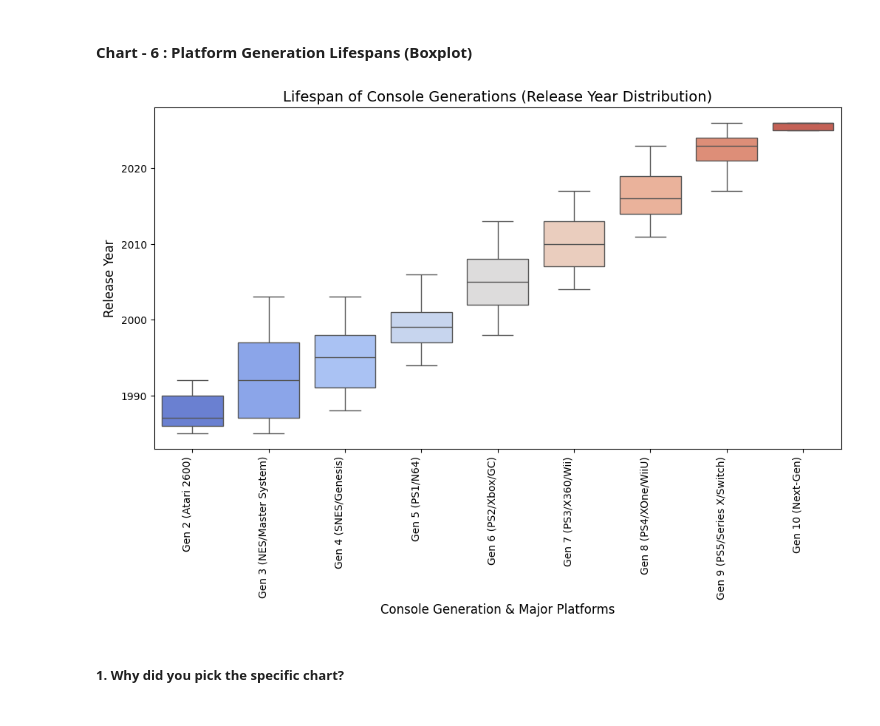
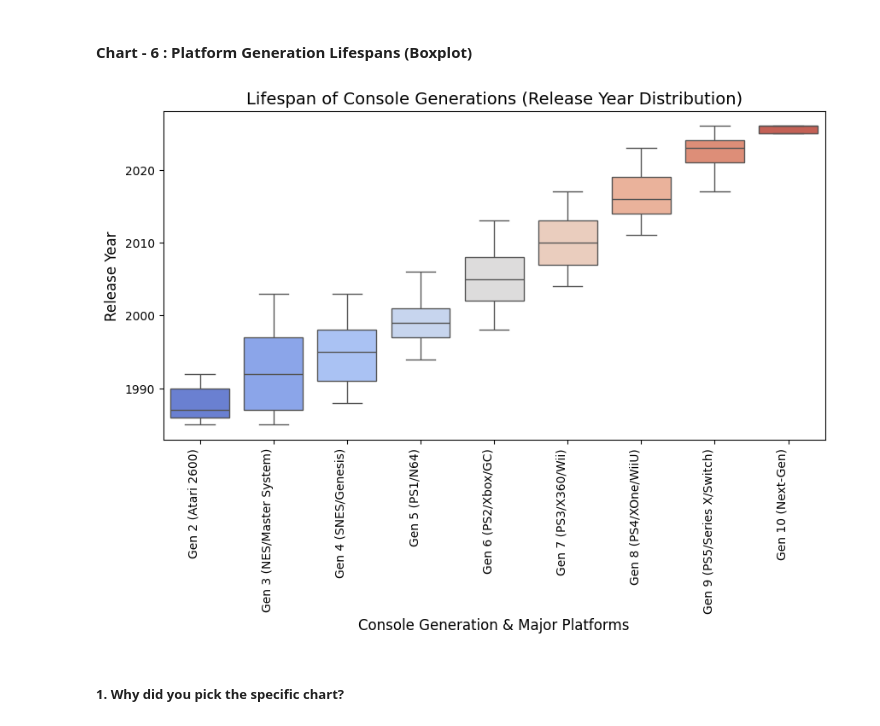
Before and after one commit to VishalChauhan85/Video-Game-Sales-EDA-Capstone, a Jupyter notebook: Video_Game_Sales_&_Metacritic_Intelligence_(Vishal_Chauhan).ipynb, the cells around one changed output. Cells and saved outputs as stored; diff of their text form; code cells hidden in the pictures.

```diff
--- a/Video_Game_Sales_&_Metacritic_Intelligence_(Vishal_Chauhan).ipynb
+++ b/Video_Game_Sales_&_Metacritic_Intelligence_(Vishal_Chauhan).ipynb
@@ -367,22 +367,22 @@ Positive Impact: Highlights the key players for potential acquisition or partner
 # %% [markdown]
 #### Chart - 6 : Platform Generation Lifespans (Boxplot)
 # %%
-plt.figure(figsize=(12, 6))
+plt.figure(figsize=(10,5))
 valid_gens = df_clean[(df_clean['platform_generation'] > 0) & (df_clean['year'] <= 2026)].copy()
 gen_mapping = {1: "Gen 1 (Magnavox/Pong)",2: "Gen 2 (Atari 2600)",3: "Gen 3 (NES/Master System)",4: "Gen 4 (SNES/Genesis)",5: "Gen 5 (PS1/N64)",
     6: "Gen 6 (PS2/Xbox/GC)",7: "Gen 7 (PS3/X360/Wii)",8: "Gen 8 (PS4/XOne/WiiU)",9: "Gen 9 (PS5/Series X/Switch)",10: "Gen 10 (Next-Gen)"}
 valid_gens['gen_label'] = valid_gens['platform_generation'].map(gen_mapping)
 
 valid_gens = valid_gens.sort_values('platform_generation')
 
 sns.boxplot(x='gen_label', y='year', data=valid_gens, hue='gen_label', palette='coolwarm', legend=False)
 plt.title('Lifespan of Console Generations (Release Year Distribution)', fontsize=14)
 plt.xlabel('Console Generation & Major Platforms', fontsize=12)
 plt.ylabel('Release Year', fontsize=12)
 plt.xticks(rotation=90, ha='right')
 plt.show()
 # %% [output]
-[figure, old version]
+[figure, new version]
 # %% [markdown]
 ##### 1. Why did you pick the specific chart?
 # %% [markdown]
```
Also changed, not shown: parts of 18 cells of this notebook.
